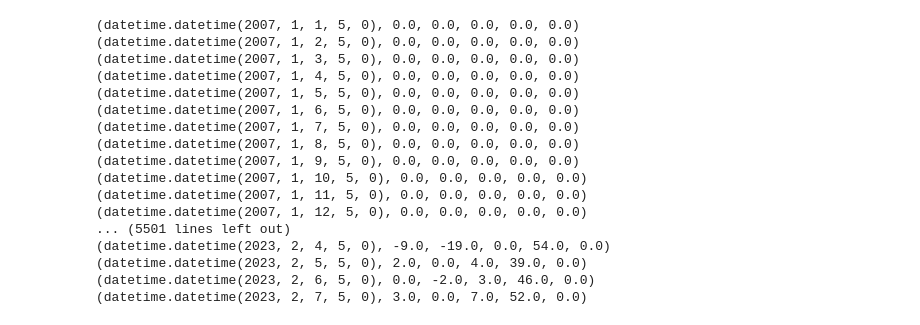
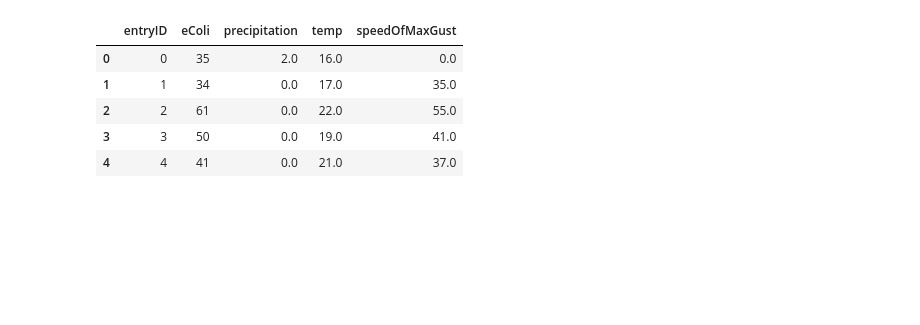
Before and after one commit to mikaalnaik/beach, a Jupyter notebook: apps/python/ecoli-rainfall-validation/playground.ipynb, the cells around one changed output. Cells and saved outputs as stored; diff of their text form; code cells hidden in the pictures; blank space fills up the shorter version.

```diff
--- a/apps/python/ecoli-rainfall-validation/playground.ipynb
+++ b/apps/python/ecoli-rainfall-validation/playground.ipynb
@@ -3,6 +3,14 @@ from dotenv import load_dotenv
 load_dotenv()
 import os
 import MySQLdb
+import pandas as pd
+import seaborn as sns
+import tensorflow as tf
+import matplotlib.pyplot as plt
+import numpy as np
+
+from tensorflow import keras
+from tensorflow.keras import layers
 
 mysql = MySQLdb.connect(
   host= os.getenv("HOST"),
@@ -16,27 +24,3 @@ mysql = MySQLdb.connect(
 )
 
 db = mysql.cursor()
-
-
-db.execute("SELECT * FROM Weather")
-
-
-myresult = db.fetchall()
-# %% [output]
-(datetime.datetime(2007, 1, 1, 5, 0), 0.0, 0.0, 0.0, 0.0, 0.0)
-(datetime.datetime(2007, 1, 2, 5, 0), 0.0, 0.0, 0.0, 0.0, 0.0)
-(datetime.datetime(2007, 1, 3, 5, 0), 0.0, 0.0, 0.0, 0.0, 0.0)
-(datetime.datetime(2007, 1, 4, 5, 0), 0.0, 0.0, 0.0, 0.0, 0.0)
-(datetime.datetime(2007, 1, 5, 5, 0), 0.0, 0.0, 0.0, 0.0, 0.0)
-(datetime.datetime(2007, 1, 6, 5, 0), 0.0, 0.0, 0.0, 0.0, 0.0)
-(datetime.datetime(2007, 1, 7, 5, 0), 0.0, 0.0, 0.0, 0.0, 0.0)
-(datetime.datetime(2007, 1, 8, 5, 0), 0.0, 0.0, 0.0, 0.0, 0.0)
-(datetime.datetime(2007, 1, 9, 5, 0), 0.0, 0.0, 0.0, 0.0, 0.0)
-(datetime.datetime(2007, 1, 10, 5, 0), 0.0, 0.0, 0.0, 0.0, 0.0)
-(datetime.datetime(2007, 1, 11, 5, 0), 0.0, 0.0, 0.0, 0.0, 0.0)
-(datetime.datetime(2007, 1, 12, 5, 0), 0.0, 0.0, 0.0, 0.0, 0.0)
-... (5501 lines left out)
-(datetime.datetime(2023, 2, 4, 5, 0), -9.0, -19.0, 0.0, 54.0, 0.0)
-(datetime.datetime(2023, 2, 5, 5, 0), 2.0, 0.0, 4.0, 39.0, 0.0)
-(datetime.datetime(2023, 2, 6, 5, 0), 0.0, -2.0, 3.0, 46.0, 0.0)
-(datetime.datetime(2023, 2, 7, 5, 0), 3.0, 0.0, 7.0, 52.0, 0.0)
@@ -42,0 +40,17 @@ myresult = db.fetchall()
+# %%
+
+df = pd.DataFrame(myresult)
+
+df.columns = ['eColi', 'precipitation', 'temp', 'speedOfMaxGust']
+df.insert(0, 'entryID', range(0, 0 + len(df)))
+
+# df.drop(['beachDate', 'weatherDate'])
+
+df.head()
+# %% [output]
+|  | entryID | eColi | precipitation | temp | speedOfMaxGust |
+| 0 | 0 | 35 | 2.0 | 16.0 | 0.0 |
+| 1 | 1 | 34 | 0.0 | 17.0 | 35.0 |
+| 2 | 2 | 61 | 0.0 | 22.0 | 55.0 |
+| 3 | 3 | 50 | 0.0 | 19.0 | 41.0 |
+| 4 | 4 | 41 | 0.0 | 21.0 | 37.0 |
```
Also changed, not shown: parts of 6 cells of this notebook, 22 other files.
